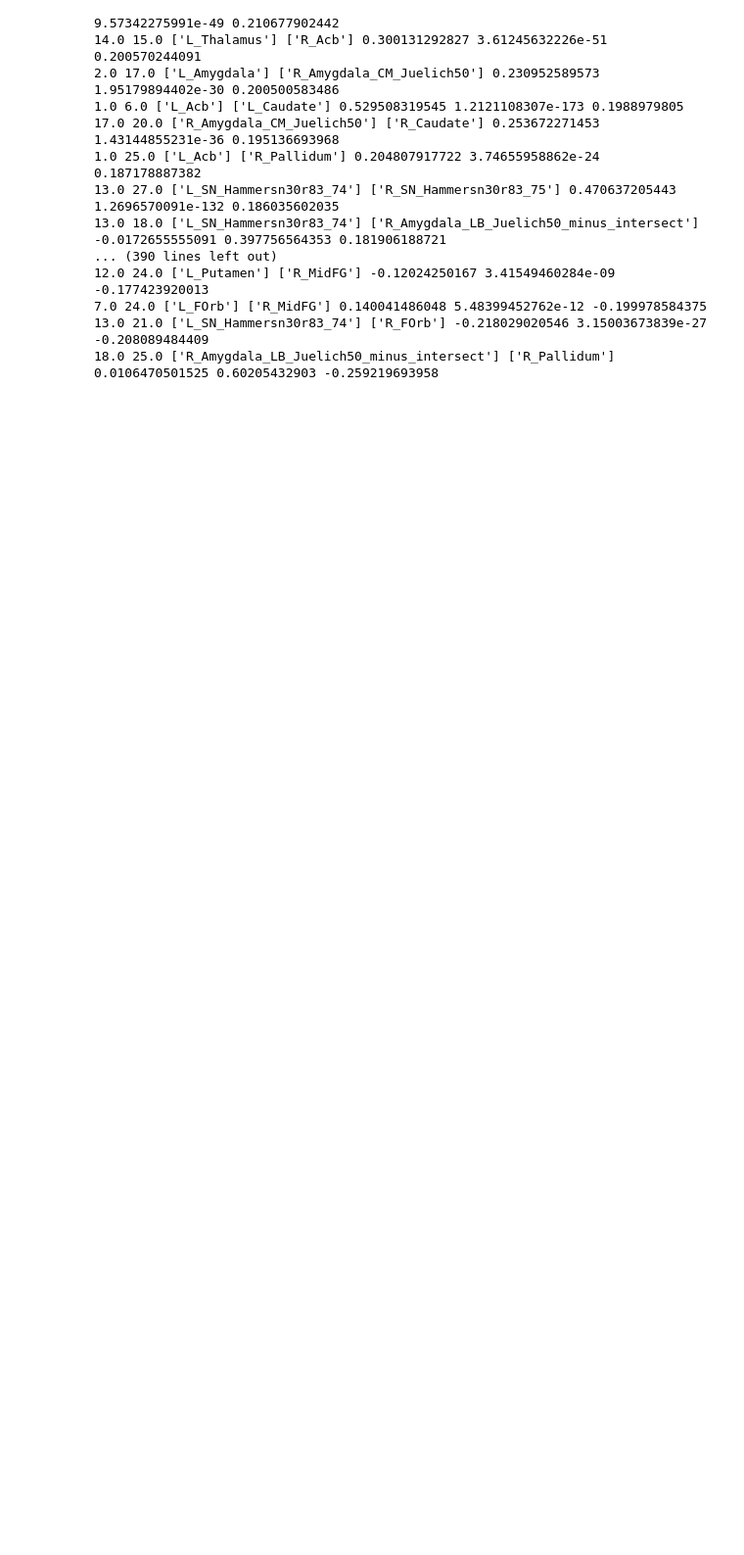
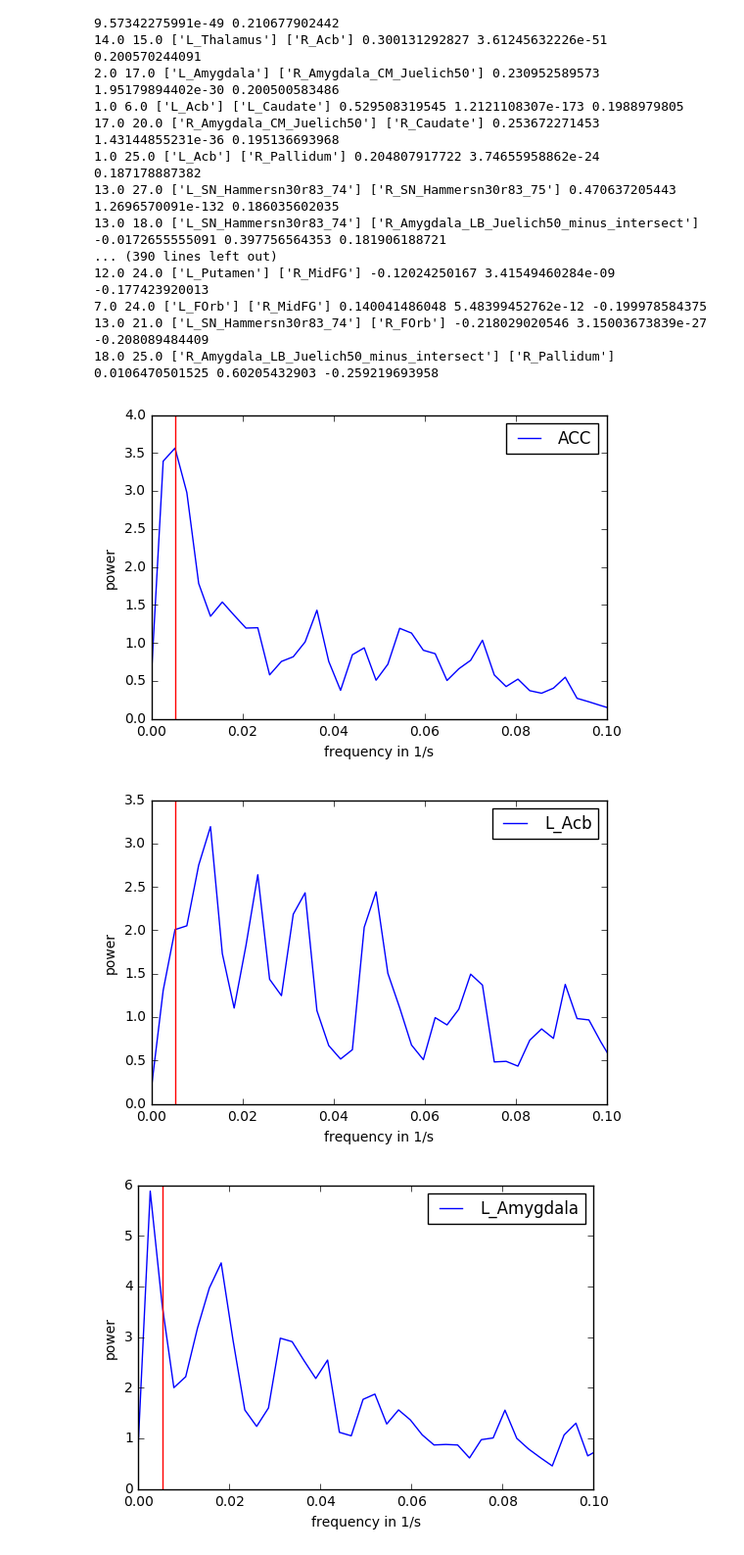
Before and after one commit to hstrey/nicotine-paper, a Jupyter notebook: fMRI time series analysis NIC12 filtered.ipynb, the cells around one changed output. Shown at 98% size. Drawn from its saved outputs; the diff is of its cells as text; code cells hidden in the pictures; blank space fills up the shorter version.

Commit message:
implemented frequency analysis

```diff
--- a/fMRI time series analysis NIC12 filtered.ipynb
+++ b/fMRI time series analysis NIC12 filtered.ipynb
@@ -256,3 +257,25 @@ for i,j,pr,pp,pd in sorted_results_diff:
 7.0 24.0 ['L_FOrb'] ['R_MidFG'] 0.140041486048 5.48399452762e-12 -0.199978584375
 13.0 21.0 ['L_SN_Hammersn30r83_74'] ['R_FOrb'] -0.218029020546 3.15003673839e-27 -0.208089484409
 18.0 25.0 ['R_Amygdala_LB_Juelich50_minus_intersect'] ['R_Pallidum'] 0.0106470501525 0.60205432903 -0.259219693958
+# %%
+# now we want to look at the unfiltered data and look at the powerspectrum
+data_puffs_nofilter = data[:,316:316+10*240+1]
+# %%
+powerspectra = None
+for region,roiname in zip(data_puffs_nofilter,roinames):
+    f,ps = welch(region,fs=1/0.802,nperseg=480)
+    plt.figure()
+    plt.plot(f,ps,label=roiname[0])
+    plt.xlim((0,0.1))
+    plt.xlabel("frequency in 1/s")
+    plt.ylabel("power")
+    plt.axvline(x=0.00519534,color="r")
+    plt.legend()
+    if powerspectra is None:
+        powerspectra  = ps
+    else:
+        powerspectra = np.vstack((powerspectra,ps))
+# %% [output]
+[figure, added]
+[figure, added]
+[figure, added]
```
Also changed, not shown: parts of 6 cells of this notebook.
